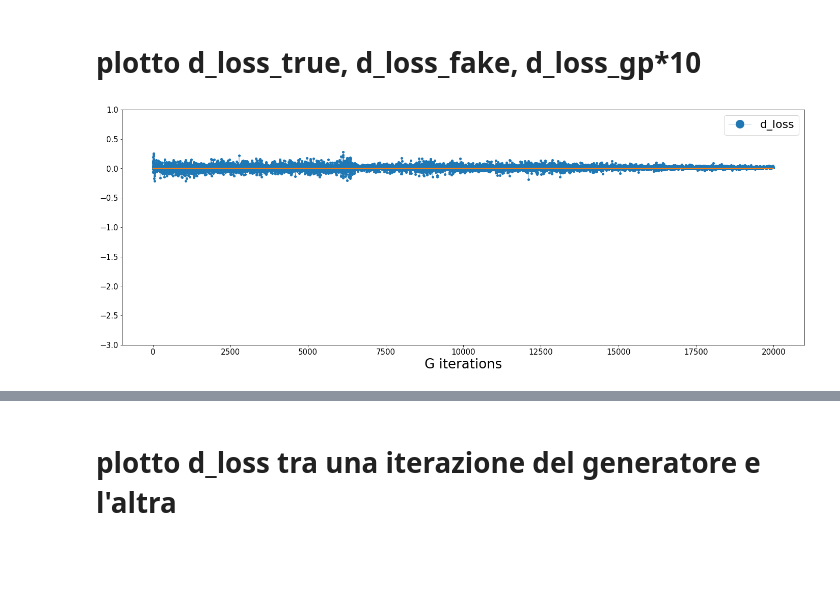
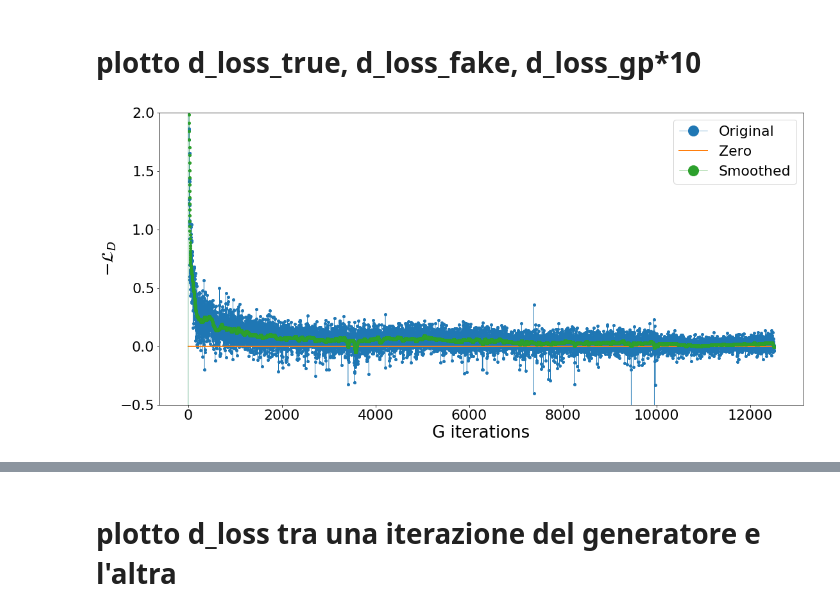
Before and after one commit to scarpma/gaussian, a Jupyter notebook: wgangp/training_analysis.ipynb, the cells around one changed output, grey strips where cells are left out. Saved outputs shown, nothing was run; the diff lists cells and outputs as text; code cells hidden in the pictures; blank space fills up the shorter version.

```diff
--- a/wgangp/training_analysis.ipynb
+++ b/wgangp/training_analysis.ipynb
@@ -29,13 +71,13 @@ plt.rcParams['font.size'] = 26
 #plt.rcParams['axes.labelsize'] = 10
 #plt.rcParams['axes.labelweight'] = 'bold'
 #plt.rcParams['axes.titlesize'] = 13
-plt.rcParams['xtick.labelsize'] = 15
-plt.rcParams['ytick.labelsize'] = 15
+plt.rcParams['xtick.labelsize'] = 22
+plt.rcParams['ytick.labelsize'] = 22
 plt.rcParams['legend.fontsize'] = 22
 plt.rcParams['figure.titlesize'] = 22
 #plt.rcParams['image.cmap'] = 'jet'
 #plt.rcParams['image.interpolation'] = 'none'
-plt.rcParams['figure.figsize'] = (20, 8)
+plt.rcParams['figure.figsize'] = (16, 8)
 plt.rcParams['lines.linewidth'] = 0.5
 plt.rcParams['lines.markersize'] = 8
 plt.rcParams['legend.markerscale'] = 4
@@ -43,19 +85,19 @@ plt.rcParams['lines.marker'] = '.'
 # %% [markdown]
 # plotto d_loss_true, d_loss_fake, d_loss_gp*10
 # %%
-before_gen_it = np.arange(0,a.shape[0],ncritic) - 1
-before_gen_it[0] = 0
 #every = ncritic
-plt.plot(a[before_gen_it,0], a[before_gen_it,2], label='d_loss')
-plt.plot(a[before_gen_it,0], [0.]*len(before_gen_it),lw=2,ms=0.)
-#aa = smooth(a[before_gen_it,2],21)
-#plt.plot(a[before_gen_it,0], aa, label='d_loss_av')
-#plt.ylim([-0.25,0.25])
-plt.ylim([-3,1])
+plt.plot(a[before_gen_it,0], -a[before_gen_it,2], label='Original')
+plt.plot(a[before_gen_it,0], [0.]*len(before_gen_it),lw=2,ms=0., label='Zero')
+#plt.plot(a[before_gen_it,0], [-0.2]*len(before_gen_it),lw=2,ms=0.)
+plt.plot(a[before_gen_it,0], aa, label='Smoothed')
+#plt.ylim([-0.3,2])
+plt.ylim([-0.5,2])
 plt.xlabel("G iterations")
+plt.ylabel('$- \\mathcal{L}_D$')
 plt.legend()
 plt.tight_layout()
-plt.savefig(f"../plots/wgangp_{run}/training",fmt="png",dpi=60)
+
+#plt.savefig(f"../lagr_gan_training",fmt="png",dpi=60)
 plt.show()
 # %% [output]
-[figure, old version]
+[figure, new version]
```
Also changed, not shown: parts of 6 cells of this notebook, 14 other files.
